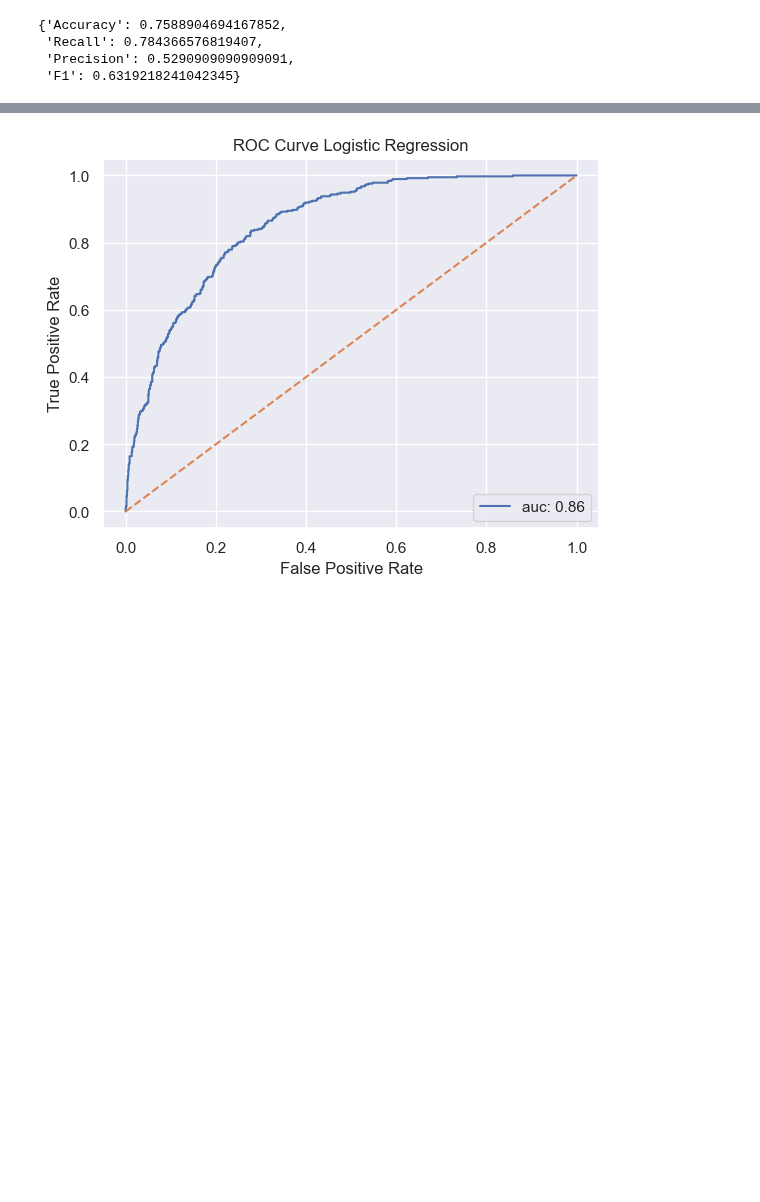
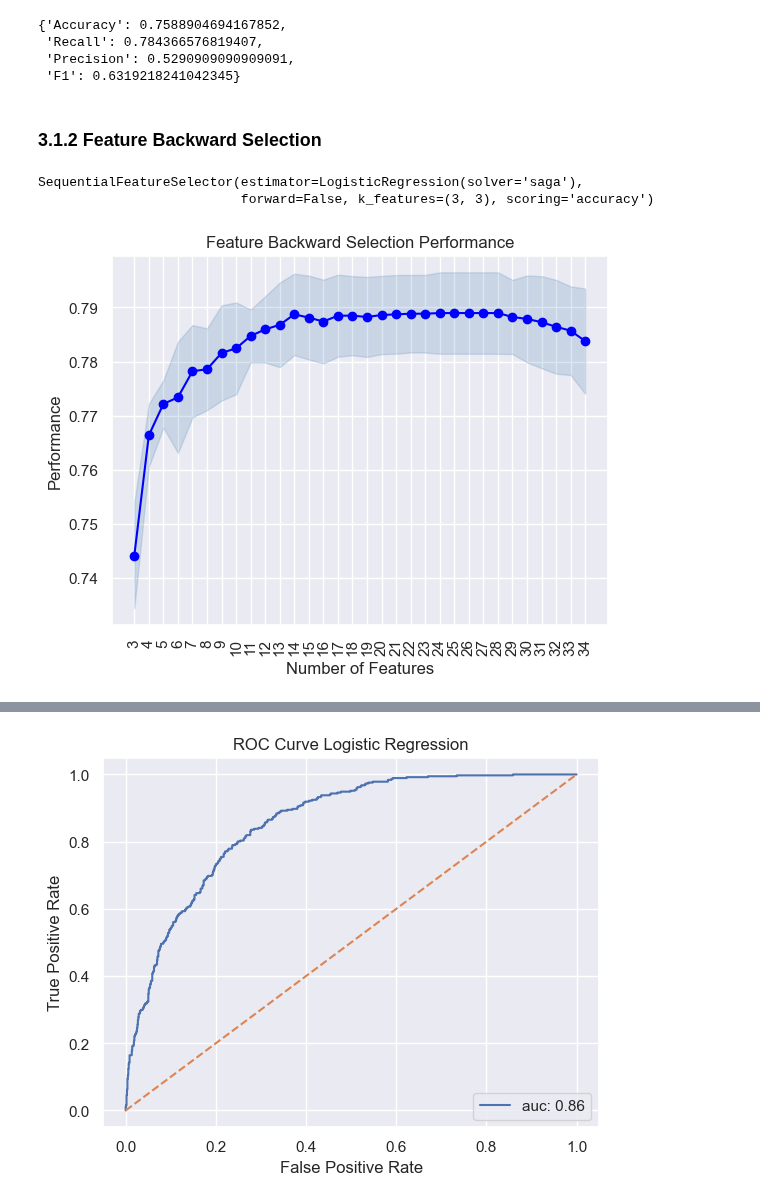
Before and after one commit to emsif84/churn_prediction, a Jupyter notebook: churn_prediction.ipynb, the cells around one changed output, grey strips where cells are left out. Drawn from its saved outputs; the diff is of its cells as text; code cells hidden in the pictures; blank space fills up the shorter version.

```diff
--- a/churn_prediction.ipynb
+++ b/churn_prediction.ipynb
@@ -343,3 +309,26 @@ metrics_lr_unbalanced
  'Recall': 0.784366576819407,
  'Precision': 0.5290909090909091,
  'F1': 0.6319218241042345}
+# %% [markdown]
+### 3.1.2 Feature Backward Selection
+# %%
+from mlxtend.feature_selection import SequentialFeatureSelector
+
+
+sbs_lr = SequentialFeatureSelector(estimator=lr,forward=False,
+                                floating=False,
+                                scoring='accuracy',
+                                k_features=3)
+
+sbs_lr.fit(X_train_bal,y_train_bal)
+# %% [output]
+SequentialFeatureSelector(estimator=LogisticRegression(solver='saga'),
+                          forward=False, k_features=(3, 3), scoring='accuracy')
+# %%
+from mlxtend.plotting import plot_sequential_feature_selection as plot_sfs
+
+plot_sfs(sbs_lr.get_metric_dict())
+plt.title('Feature Backward Selection Performance')
+plt.xticks(rotation=90);
+# %% [output]
+[figure, added]
```
Also changed, not shown: parts of 8 cells of this notebook.
